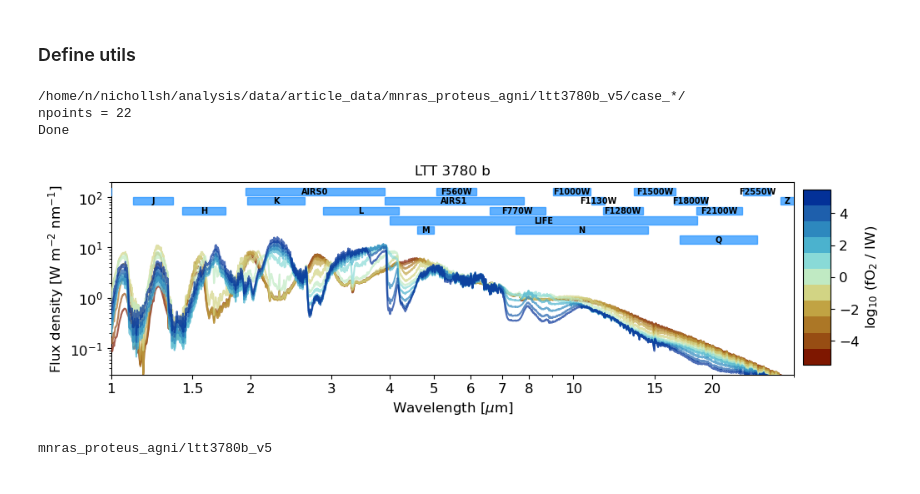
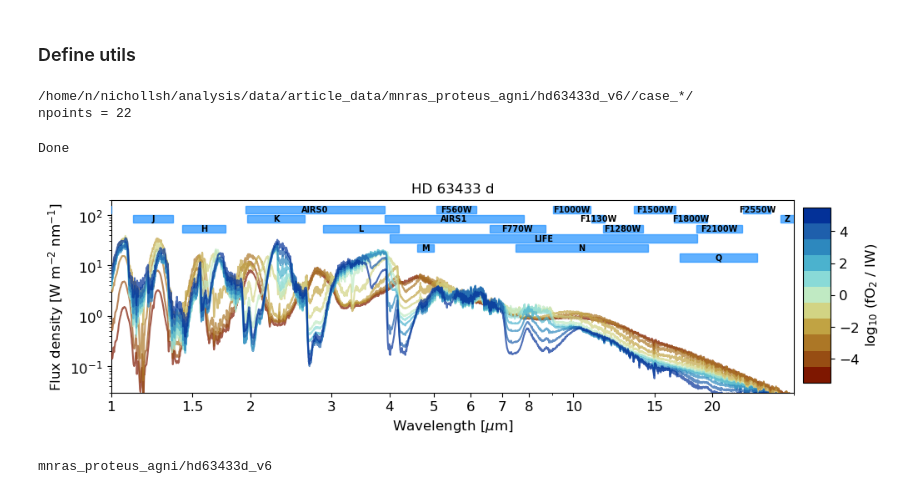
Before and after one commit to nichollsh/proteus_analysis, a Jupyter notebook: ppr_grid.ipynb, the cells around one changed output. Saved outputs shown, nothing was run; the diff lists cells and outputs as text; code cells hidden in the pictures.

Commit message:
More plotting

```diff
--- a/ppr_grid.ipynb
+++ b/ppr_grid.ipynb
@@ -27,13 +28,15 @@ from utils.ppr import *
 
 # %matplotlib widget
 # %%
-# outname = "mnras_proteus_agni/hd63433d_v6"
-# title = "HD 63433 d"
+outname = "mnras_proteus_agni/hd63433d_v6"
+title = "HD 63433 d"
 
-outname = "mnras_proteus_agni/ltt3780b_v5"
-title = "LTT 3780 b"
+# outname = "mnras_proteus_agni/ltt3780b_v5"
+# title = "LTT 3780 b"
+# %%
+folder = os.path.join(os.environ.get("HOME"),"analysis/data/article_data", outname) + "/"
 # %%
-globber = os.path.join(os.environ.get("HOME"),"analysis/data/article_data",outname) + "/case_*/"
+globber = folder + "/case_*/"
 print(globber)
 cases = glob.glob(globber)
 
@@ -46,14 +49,17 @@ data = []
 help = []
 conf = []
 post = []
-for folder in cases:
-    conf.append( read_config(folder+"init_coupler.toml") )
-    post.append( read_postproc(folder) )
+for f in cases:
+    conf.append( read_config(f+"init_coupler.toml") )
+    post.append( read_postproc(f) )
+
+cases = lg.get_cases(folder)
+helps, hvars = lg.load_helpfiles(cases)
 print("Done")
 # %% [output]
-/home/n/nichollsh/analysis/data/article_data/mnras_proteus_agni/ltt3780b_v5/case_*/
+/home/n/nichollsh/analysis/data/article_data/mnras_proteus_agni/hd63433d_v6//case_*/
 npoints = 22
-Done
+Done
 # %%
 indep_var = "fO2_shift_IW"
 indep_lbl = r"log$_{10}$ (fO$_{2}$ / IW)"
@@ -73,10 +79,13 @@ def add_cbar(fig):
     cbar_ax = fig.add_axes([0.88, 0.15, 0.03, 0.7])
     cbar = fig.colorbar(sm, cax=cbar_ax, values=sorted(indep_vals))
     cbar.set_label(indep_lbl)
+# %%
+tmps = lg.access_hvars(hvars,"T_surf",-1)
 # %%
 fig,ax = plt.subplots(1,1, sharex=True, figsize=(11,3))
 
 plot_type = "emission"
+plot_planck = False
 time_idx = -1
 al=0.7
 
@@ -115,7 +124,14 @@ for i in range(npoints):
         y = 100* dat["ba_U_SW"][time_idx] / dat["ba_D_SW"][time_idx]
 
     ylim[1] = max(ylim[1], np.amax(y[2:]))
-    ax.plot(x,y,label=lbl, linestyle=ls, c=col, zorder=i, alpha=al)
+    ax.plot(x,y,label=lbl, linestyle=ls, c=col, zorder=i*2, alpha=al)
+
+    if plot_planck:
+        x = np.logspace(np.log10(xlim[0]),np.log10(xlim[1]),100)
+        y = np.zeros(np.shape(x))
+        for j in range(len(x)):
+            y[j] = planck(x[j]*1e3, tmps[i])
+        ax.plot(x,y,linestyle=ls, c=col, zorder=i)
 
 # plot instrument bandpasses
 trans = transforms.blended_transform_factory(ax.transData, ax.transAxes)
@@ -171,32 +187,32 @@ for ins in instruments:
                 clip_on=True, zorder=99, transform=trans,
                 rotation=-0, horizontalalignment='center', verticalalignment='center')
 
 # decorate plot
 add_cbar(fig)
 ax.set_ylim(ylim)
 ax.set_title(title, fontsize=12)
 ax.set_xlim(xlim)
 if logx:
     ax.set_xscale("log")
 if logy:
     ax.set_yscale("log")
 ax.xaxis.set_major_formatter(FormatStrFormatter("%g"))
 
 ax.set_xticks(xticks)
 ax.set_xlabel(r"Wavelength [$\mu$m]")
 
 ylabel = "_default"
 if plot_type == "emission":
     ylabel = r"Flux density [W m$^{-2}$ nm$^{-1}$]"
 elif plot_type == "albedo":
     ylabel = r"Spectral albedo [%]"
 ax.set_ylabel(ylabel)
 
 # plot and save
 for fmt in ["png","pdf"]:
     fig.savefig("output/agni_v_janus/%s_ppr.%s"%(plot_type,fmt),bbox_inches='tight', dpi=300)
 plt.show()
 print(outname)
 # %% [output]
-[figure, old version]
+[figure, new version]
-mnras_proteus_agni/ltt3780b_v5
+mnras_proteus_agni/hd63433d_v6
```
Also changed, not shown: parts of 1 cell of this notebook, 6 other files.
